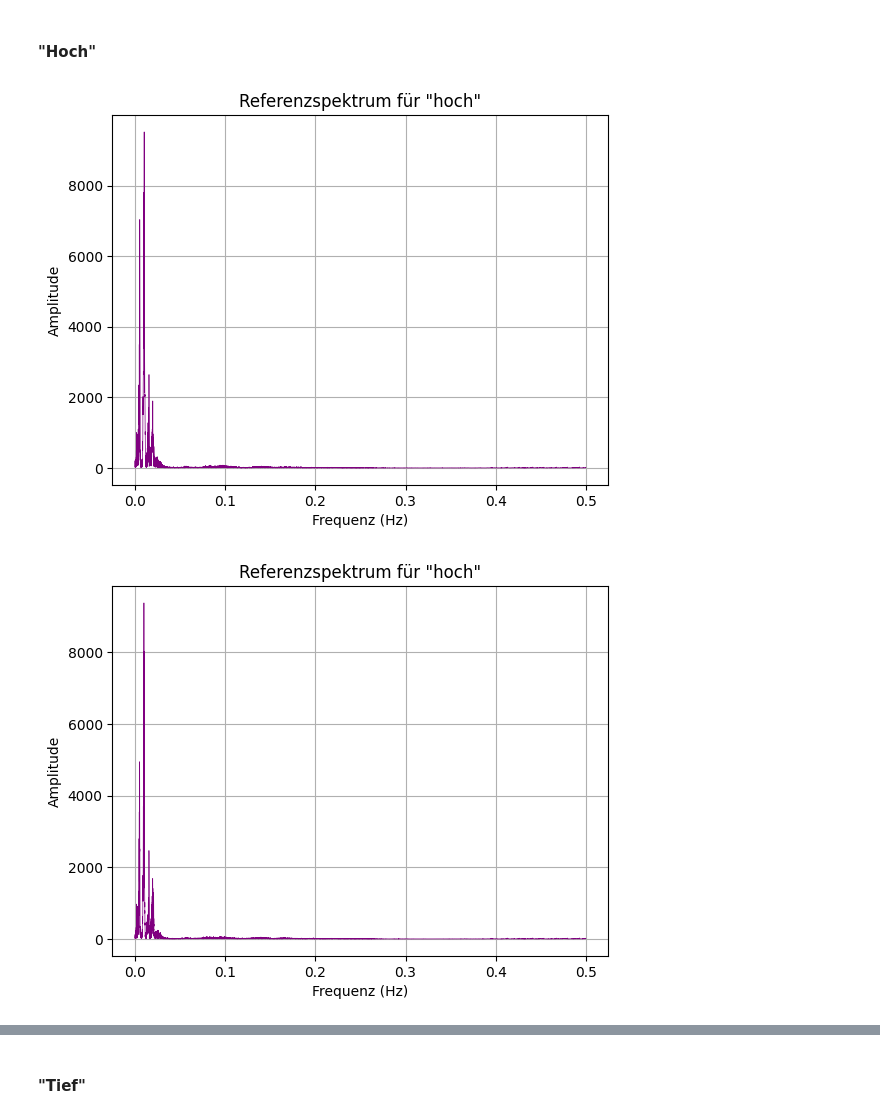
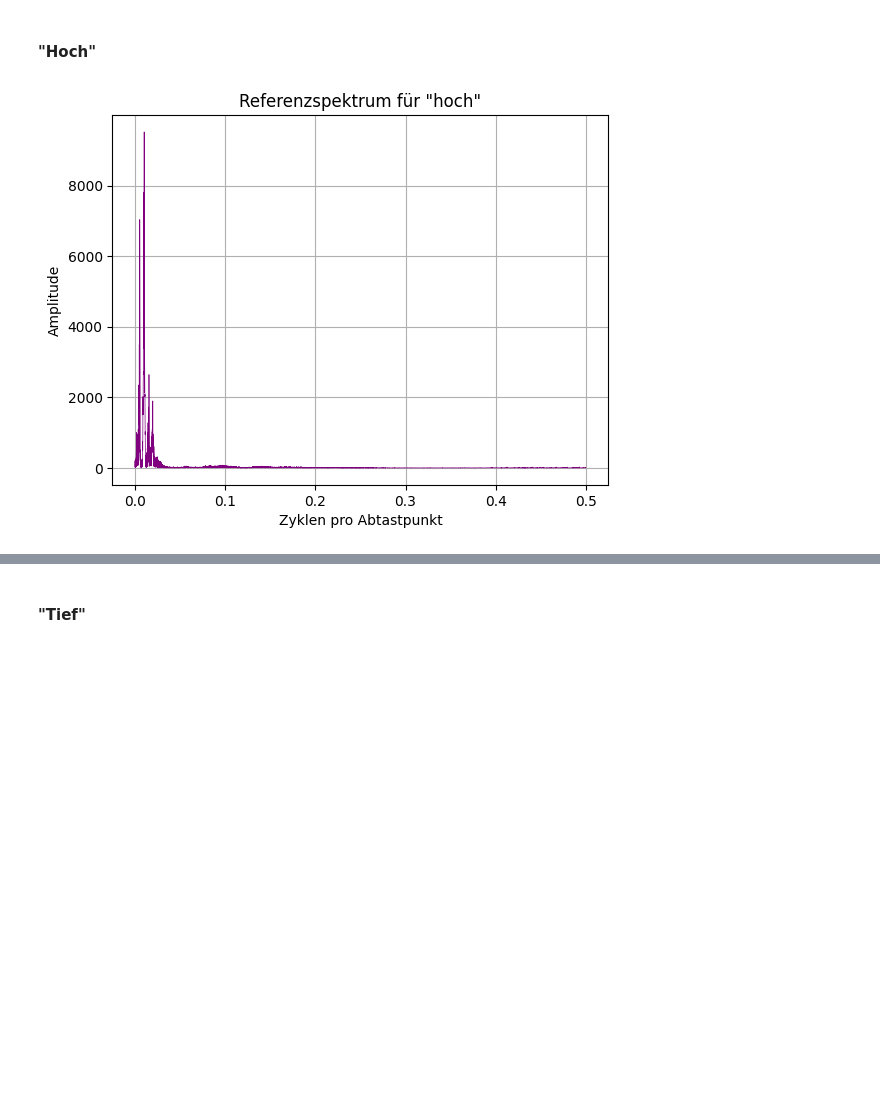
Before and after one commit to ShahdLala66/Studium, a Jupyter notebook: SSS/Versuch4/versuch4.ipynb, the cells around one changed output, grey strips where cells are left out. Cells and saved outputs as stored; diff of their text form; code cells hidden in the pictures; blank space fills up the shorter version.

```diff
--- a/SSS/Versuch4/versuch4.ipynb
+++ b/SSS/Versuch4/versuch4.ipynb
@@ -52,16 +52,15 @@ plt.show()
 # %% [markdown]
 Windowing-Methode anwenden und Spektrum plotten. Dafür wird das Signal in 512 Samples lange Fenster unterteilt, die sich jeweils zur Hälfte überlappen. Die Samples werden mit einer Gaußschen Fensterfunktion gewichtet, die so gewählt wird, dass die Fensterbreite 4 Standardabweichungen entspricht. Für jedes Fenster wird eine lokale Fouriertransformation durchgeführt und dann die Fouriertransformierte über alle Fenster gemittelt. Daraus wird das Amplitudenspektrum berechnet.
 # %%
-# Funktion zur Unterteilung eines Arrays in überlappende Fenster
-def zerteilen(array, window_size=512, overlap=256):
-    # Erstellen eines Gaußschen Fensters
+def zerteilen(array, window_size=512):
+    # Erstellen eines Gaußschen Fenster
     gauss_fenster = gaussian(window_size, window_size / 4)
     # Iteration über das Array
-    for j in range(0, len(array) - window_size + 1, overlap):
+    for j in range(0, len(array) - window_size + 1, 256):
         # Anwenden des Gaußschen Fensters auf das aktuelle Segment
         windowed_segment = gauss_fenster * array[j:j + window_size]
         # Auffüllen des segmentierten Fensters mit Nullen, um die ursprüngliche Länge zu erhalten
-        padded_segment = np.pad(windowed_segment, (j, len(array) - (j + window_size)), 'constant')
+        padded_segment = np.pad(windowed_segment, (j, len(array) - (j + window_size)))
         # Rückgabe des segmentierten und gepolsterten Fensters
         yield padded_segment
 
@@ -113,15 +112,14 @@ def plot_reference_spectrum(folder_path):
     # Plot the reference spectrum
     frequencies = np.fft.fftfreq(len(reference_spectrum))
     plt.plot(frequencies[:len(frequencies)//2], np.abs(reference_spectrum)[:len(frequencies)//2], linewidth=0.5, color='purple')
-    plt.xlabel('Frequenz (Hz)')
+    plt.xlabel('Zyklen pro Abtastpunkt')
     plt.ylabel('Amplitude')
     plt.title(f'Referenzspektrum für \"{os.path.basename(folder_path)}\"')
     plt.grid(True)
     plt.show()
 # %%
 plot_reference_spectrum('data/a2-a/hoch')
-plot_reference_spectrum('data/a2-b/a/hoch')
-plot_reference_spectrum('data/a2-b/b/hoch')
+#plot_reference_spectrum('data/a2-b/a/hoch')
+#plot_reference_spectrum('data/a2-b/b/hoch')
 # %% [output]
-[figure, old version]
+[figure, new version]
-[figure, removed]
```
Also changed, not shown: parts of 7 cells of this notebook, 12 other files.
